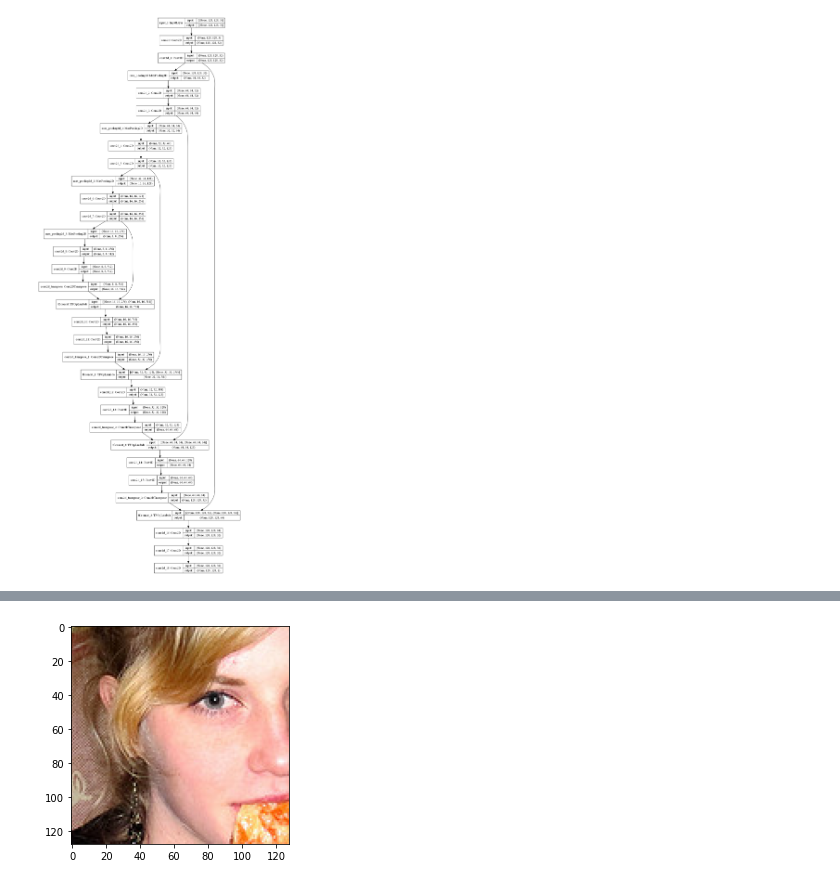
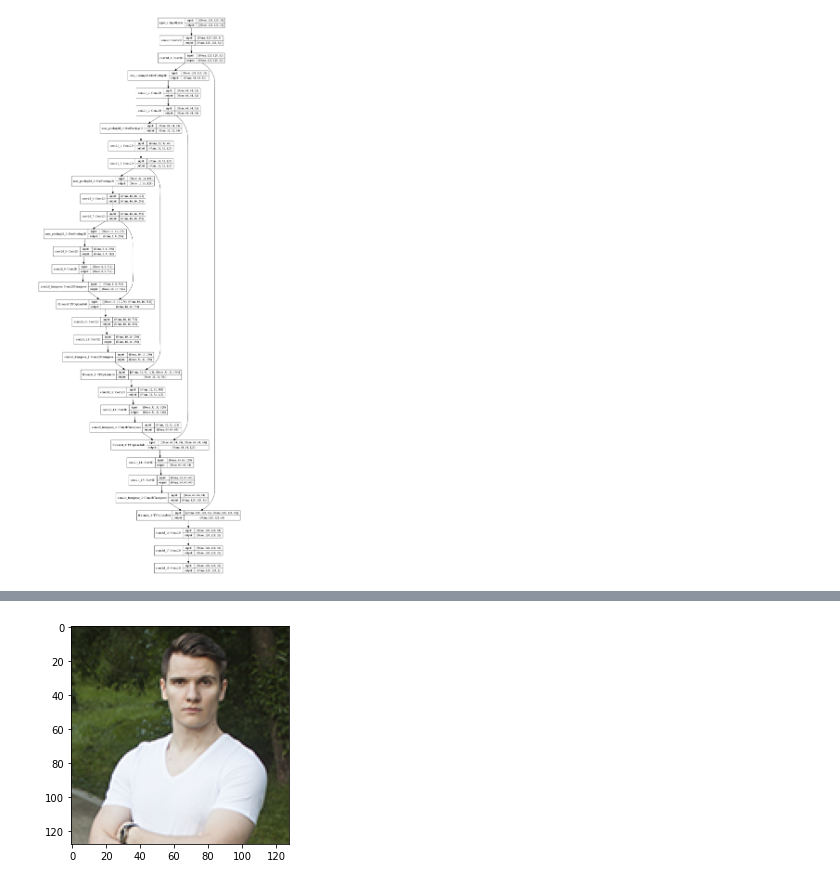
Before and after one commit to superbe/deep_learning_in_computer_vision, a Jupyter notebook: Lesson 4/COCO.ipynb, the cells around one changed output, grey strips where cells are left out. Cells and saved outputs as stored; diff of their text form; code cells hidden in the pictures.

```diff
--- a/Lesson 4/COCO.ipynb
+++ b/Lesson 4/COCO.ipynb
@@ -229,9 +230,9 @@ Epoch 100/100
 # %%
-img = imageio.imread('000000058350.png')
+img = imageio.imread('me_128.png')
 img = img.astype(np.float32) / 255.
 _=plt.imshow(img)
 # %% [output]
-[figure, old version]
+[figure, new version]
 # %%
 train_x = np.stack((img, img[:,::-1,:]))
 # %%
```
Also changed, not shown: parts of 8 cells of this notebook.
